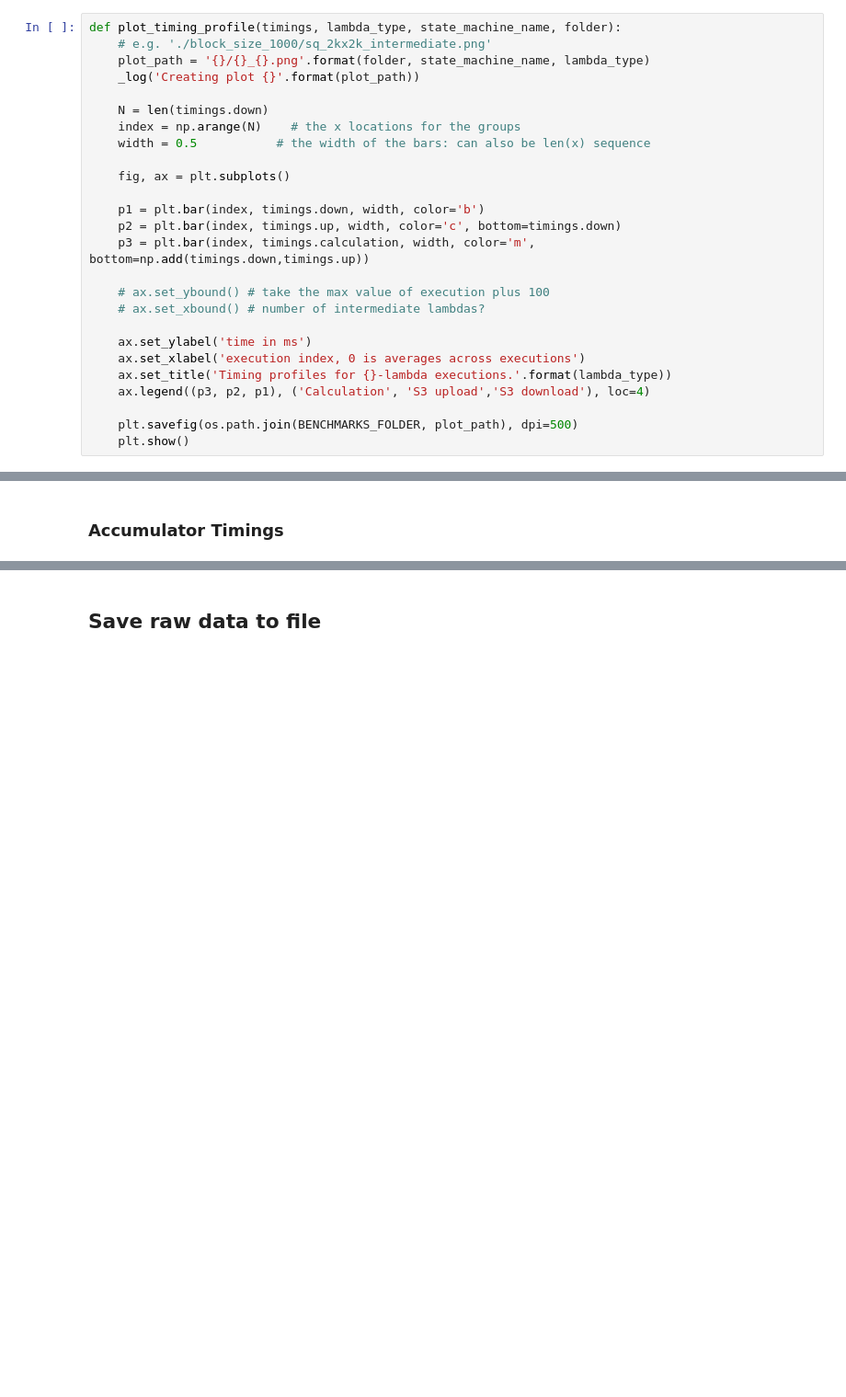
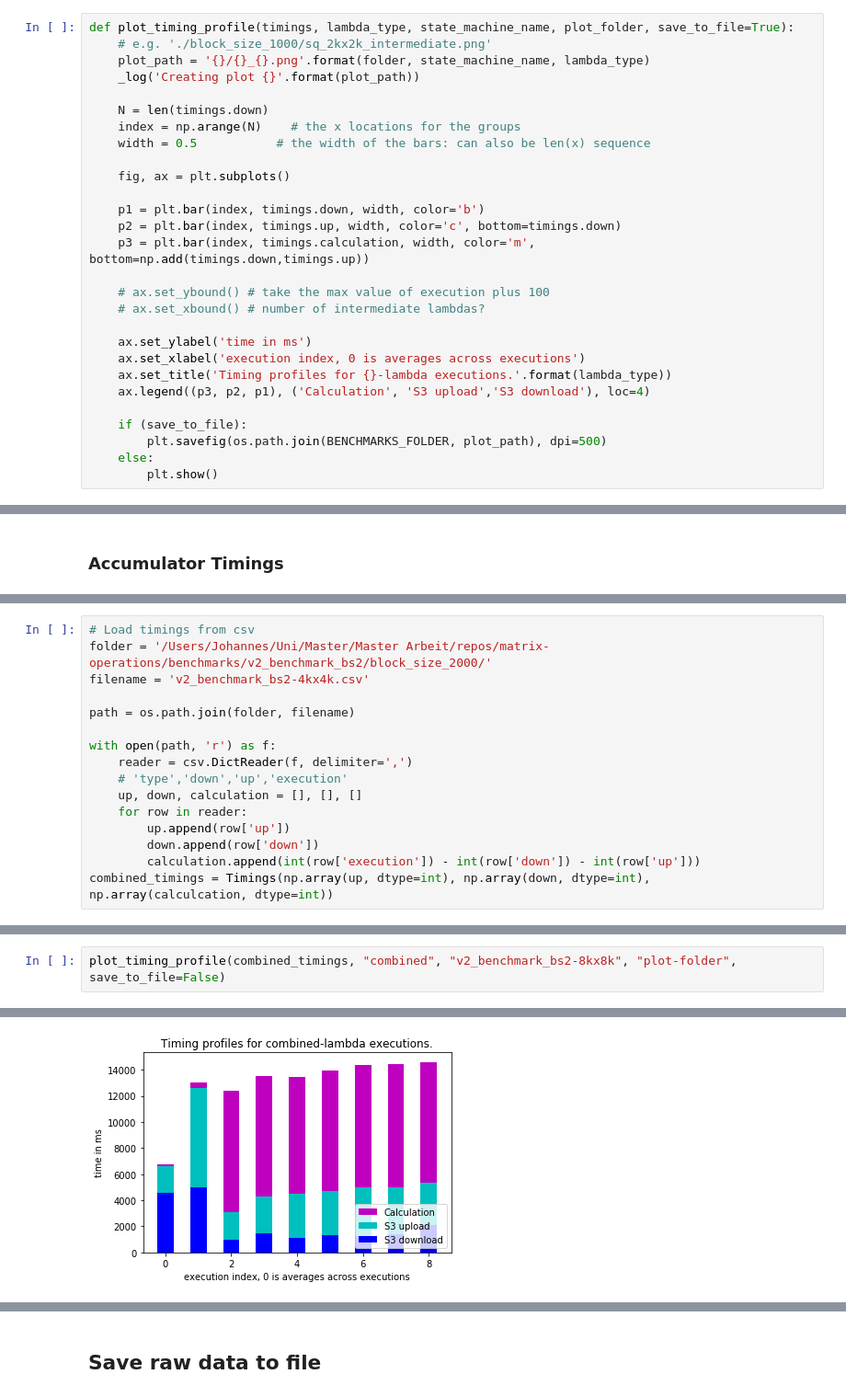
Before and after one commit to joh-mue/MOps, a Jupyter notebook: jupyter-notebooks/MultiUnitMultiplication.ipynb, the cells around one changed output, grey strips where cells are left out. Shown: that part at 92% size. Cells and saved outputs as stored; diff of their text form; blank space fills up the shorter version.

Commit message:
refactored time_profiling.py, can be imported import time_profiling in jupyter notebook fixed matrix_created check updated exclusions in serverless.yml

```diff
--- a/jupyter-notebooks/MultiUnitMultiplication.ipynb
+++ b/jupyter-notebooks/MultiUnitMultiplication.ipynb
@@ -347,7 +392,7 @@ example_time_profiles_by_lambda ={
 # %% [markdown]
 ## Plot Results
 # %%
-def plot_timing_profile(timings, lambda_type, state_machine_name, folder):
+def plot_timing_profile(timings, lambda_type, state_machine_name, plot_folder, save_to_file=True):
     # e.g. './block_size_1000/sq_2kx2k_intermediate.png'
     plot_path = '{}/{}_{}.png'.format(folder, state_machine_name, lambda_type)
     _log('Creating plot {}'.format(plot_path))
@@ -370,8 +415,10 @@ def plot_timing_profile(timings, lambda_type, state_machine_name, folder):
     ax.set_title('Timing profiles for {}-lambda executions.'.format(lambda_type))
     ax.legend((p3, p2, p1), ('Calculation', 'S3 upload','S3 download'), loc=4)
 
-    plt.savefig(os.path.join(BENCHMARKS_FOLDER, plot_path), dpi=500)
-    plt.show()
+    if (save_to_file):
+        plt.savefig(os.path.join(BENCHMARKS_FOLDER, plot_path), dpi=500)
+    else:
+        plt.show()
 # %%
 def collect_values(time_profiles_by_lambda, add_average=True):
     """collect values into arrays and return them as a timings tuple"""
@@ -421,0 +470,16 @@ plot_timing_profile(accumulate_timings, lambda_type)
+# %%
+# Load timings from csv
+folder = '/Users/Johannes/Uni/Master/Master Arbeit/repos/matrix-operations/benchmarks/v2_benchmark_bs2/block_size_2000/'
+filename = 'v2_benchmark_bs2-4kx4k.csv'
+
+path = os.path.join(folder, filename)
+
+with open(path, 'r') as f:
+    reader = csv.DictReader(f, delimiter=',')
+    # 'type','down','up','execution'
+    up, down, calculation = [], [], []
+    for row in reader:
+        up.append(row['up'])
+        down.append(row['down'])
+        calculation.append(int(row['execution']) - int(row['down']) - int(row['up']))
+combined_timings = Timings(np.array(up, dtype=int), np.array(down, dtype=int), np.array(calculcation, dtype=int))
@@ -421,0 +490,3 @@ plot_timing_profile(accumulate_timings, lambda_type)
+# %%
+plot_timing_profile(combined_timings, "combined", "v2_benchmark_bs2-8kx8k", "plot-folder", save_to_file=False)
+# %% [output]
@@ -421,0 +494 @@ plot_timing_profile(accumulate_timings, lambda_type)
+[figure, added]
```
Also changed, not shown: parts of 25 cells of this notebook, 24 other files.
